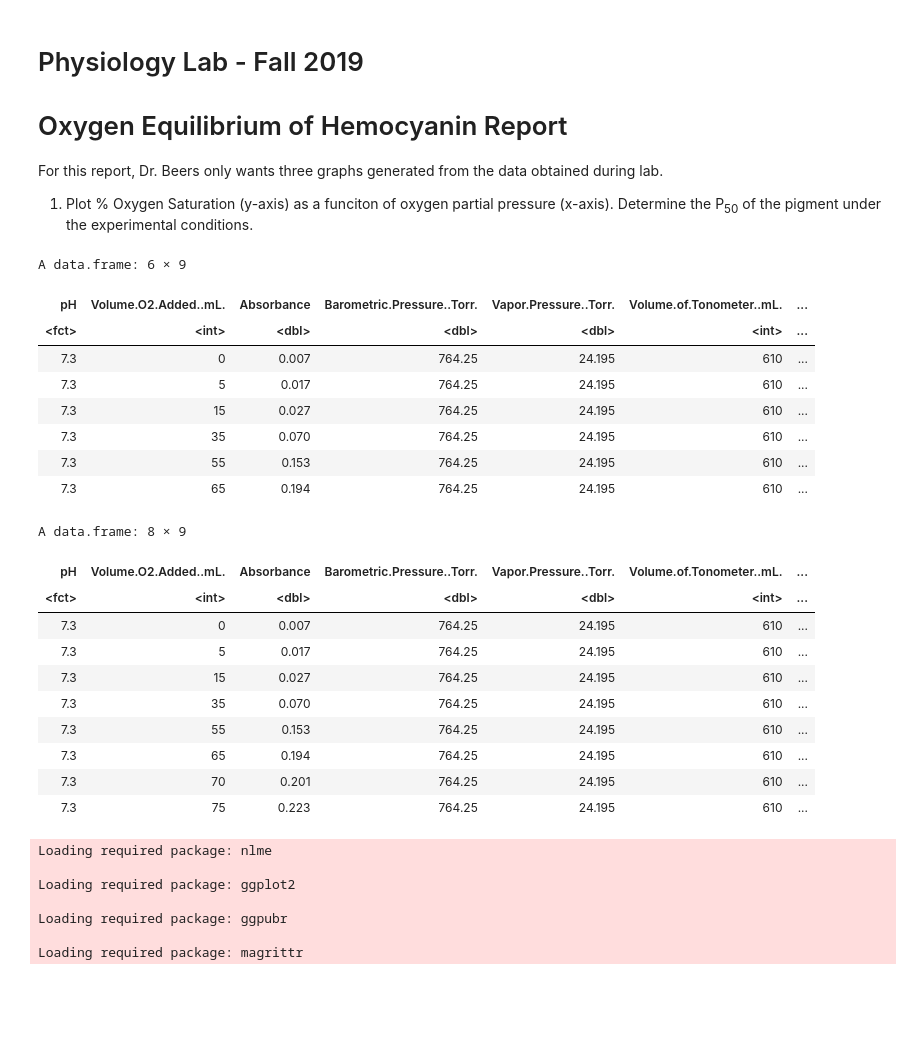
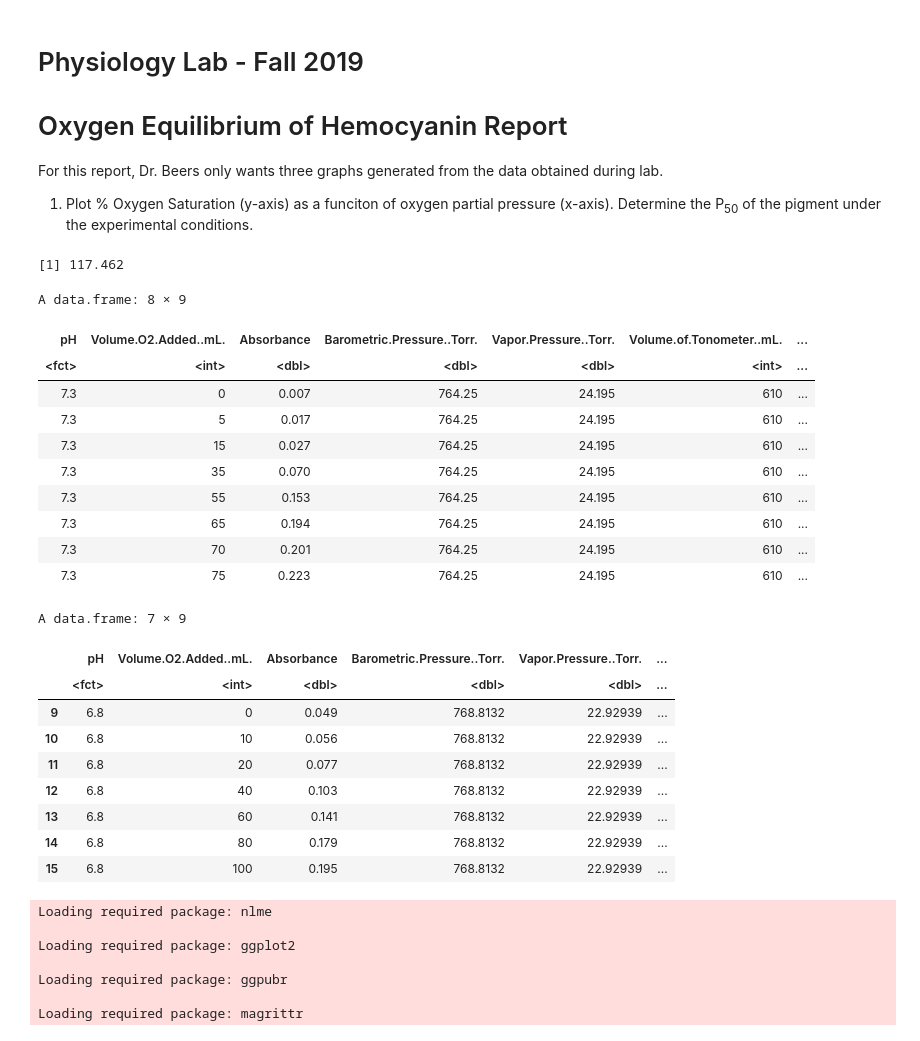
Before and after one commit to andrew2165/biometry_notebooks, a Jupyter notebook: OxygenEqOfHemocyanin.ipynb, the cells around one changed output. Drawn from its saved outputs; the diff is of its cells as text; code cells hidden in the pictures; blank space fills up the shorter version.

```diff
--- a/OxygenEqOfHemocyanin.ipynb
+++ b/OxygenEqOfHemocyanin.ipynb
@@ -10,34 +10,37 @@ hemodat = read.csv('OxygenEqHemo.csv')
 hemodat$pH = as.factor(hemodat$pH)
 # %%
 hemodat$hill = log((hemodat$Percent.Oxy.Sat)*100/(100-(hemodat$Percent.Oxy.Sat*100)))
-head(hemodat)
+max(hemodat$PO2)
 # %% [output]
-A data.frame: 6 × 9
+[1] 117.462
-| pH | Volume.O2.Added..mL. | Absorbance | Barometric.Pressure..Torr. | Vapor.Pressure..Torr. | Volume.of.Tonometer..mL. | ... |
-| <fct> | <int> | <dbl> | <dbl> | <dbl> | <int> | ... |
-| 7.3 | 0 | 0.007 | 764.25 | 24.195 | 610 | ... |
-| 7.3 | 5 | 0.017 | 764.25 | 24.195 | 610 | ... |
-| 7.3 | 15 | 0.027 | 764.25 | 24.195 | 610 | ... |
-| 7.3 | 35 | 0.070 | 764.25 | 24.195 | 610 | ... |
-| 7.3 | 55 | 0.153 | 764.25 | 24.195 | 610 | ... |
-| 7.3 | 65 | 0.194 | 764.25 | 24.195 | 610 | ... |
 # %%
 hem_73 = hemodat[hemodat$pH == '7.3',]
 hem_68 = hemodat[hemodat$pH == '6.8',]
 hem_78 = hemodat[hemodat$pH == '7.8',]
 hem_73
+hem_68
 # %% [output]
 A data.frame: 8 × 9
 | pH | Volume.O2.Added..mL. | Absorbance | Barometric.Pressure..Torr. | Vapor.Pressure..Torr. | Volume.of.Tonometer..mL. | ... |
 | <fct> | <int> | <dbl> | <dbl> | <dbl> | <int> | ... |
 | 7.3 | 0 | 0.007 | 764.25 | 24.195 | 610 | ... |
 | 7.3 | 5 | 0.017 | 764.25 | 24.195 | 610 | ... |
 | 7.3 | 15 | 0.027 | 764.25 | 24.195 | 610 | ... |
 | 7.3 | 35 | 0.070 | 764.25 | 24.195 | 610 | ... |
 | 7.3 | 55 | 0.153 | 764.25 | 24.195 | 610 | ... |
 | 7.3 | 65 | 0.194 | 764.25 | 24.195 | 610 | ... |
 | 7.3 | 70 | 0.201 | 764.25 | 24.195 | 610 | ... |
 | 7.3 | 75 | 0.223 | 764.25 | 24.195 | 610 | ... |
+A data.frame: 7 × 9
+|  | pH | Volume.O2.Added..mL. | Absorbance | Barometric.Pressure..Torr. | Vapor.Pressure..Torr. | ... |
+|  | <fct> | <int> | <dbl> | <dbl> | <dbl> | ... |
+| 9 | 6.8 | 0 | 0.049 | 768.8132 | 22.92939 | ... |
+| 10 | 6.8 | 10 | 0.056 | 768.8132 | 22.92939 | ... |
+| 11 | 6.8 | 20 | 0.077 | 768.8132 | 22.92939 | ... |
+| 12 | 6.8 | 40 | 0.103 | 768.8132 | 22.92939 | ... |
+| 13 | 6.8 | 60 | 0.141 | 768.8132 | 22.92939 | ... |
+| 14 | 6.8 | 80 | 0.179 | 768.8132 | 22.92939 | ... |
+| 15 | 6.8 | 100 | 0.195 | 768.8132 | 22.92939 | ... |
 # %%
 require(nlme)
 require(ggplot2)
```
Also changed, not shown: parts of 8 cells of this notebook.
